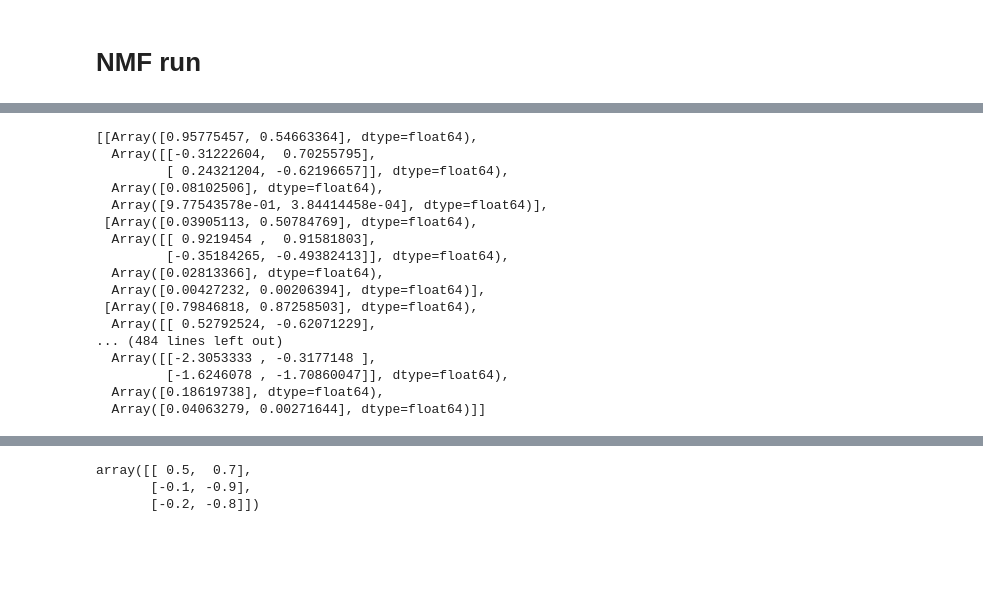
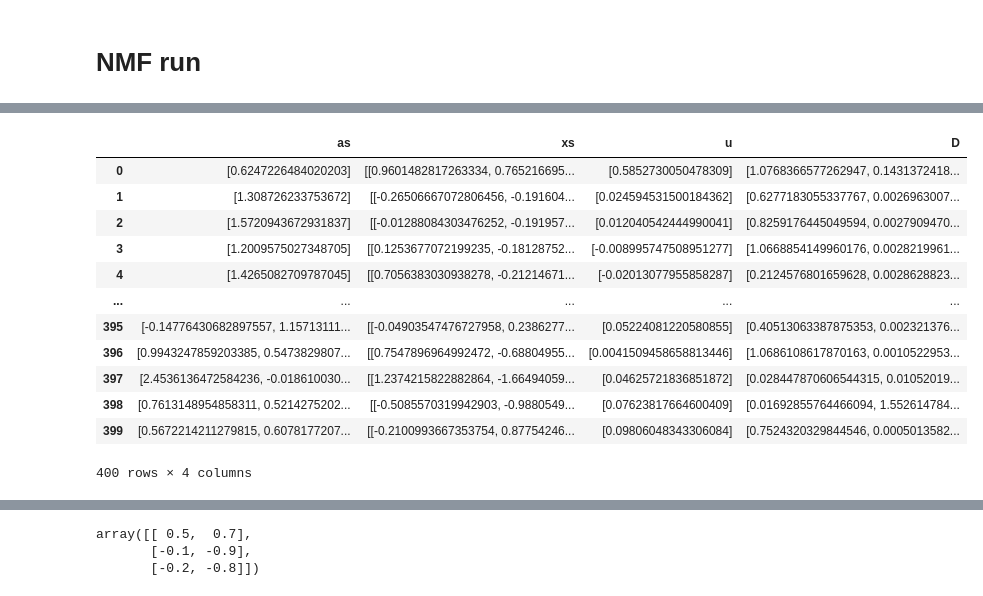
Before and after one commit to BoianAlexandrov/HNMF, a Jupyter notebook: pyHNMFk/2s4d_example.ipynb, the cells around one changed output, grey strips where cells are left out. Drawn from its saved outputs; the diff is of its cells as text; code cells hidden in the pictures; blank space fills up the shorter version.

```diff
--- a/pyHNMFk/2s4d_example.ipynb
+++ b/pyHNMFk/2s4d_example.ipynb
@@ -104,23 +104,3 @@ SIMULATIONS FOR 4 SOURCES TOOK 227.81741380691528 SECONDS
 Clustering  2
 Clustering  3
 Clustering  4
-# %%
-res[res['num_sources'] == 2]['sol'].to_list()
-# %% [output]
-[[Array([0.95775457, 0.54663364], dtype=float64),
-  Array([[-0.31222604,  0.70255795],
-         [ 0.24321204, -0.62196657]], dtype=float64),
-  Array([0.08102506], dtype=float64),
-  Array([9.77543578e-01, 3.84414458e-04], dtype=float64)],
- [Array([0.03905113, 0.50784769], dtype=float64),
-  Array([[ 0.9219454 ,  0.91581803],
-         [-0.35184265, -0.49382413]], dtype=float64),
-  Array([0.02813366], dtype=float64),
-  Array([0.00427232, 0.00206394], dtype=float64)],
- [Array([0.79846818, 0.87258503], dtype=float64),
-  Array([[ 0.52792524, -0.62071229],
-... (484 lines left out)
-  Array([[-2.3053333 , -0.3177148 ],
-         [-1.6246078 , -1.70860047]], dtype=float64),
-  Array([0.18619738], dtype=float64),
-  Array([0.04063279, 0.00271644], dtype=float64)]]
@@ -126,0 +116,18 @@ res[res['num_sources'] == 2]['sol'].to_list()
+# %%
+import jax.numpy as jnp
+qq = pd.read_csv('optimizer_solutions.csv')
+qq[['as', 'xs', 'u', 'D']].map(lambda x: jnp.array(eval(x)))
+# %% [output]
+|  | as | xs | u | D |
+| 0 | [0.6247226484020203] | [[0.9601482817263334, 0.765216695... | [0.5852730050478309] | [1.0768366577262947, 0.1431372418... |
+| 1 | [1.308726233753672] | [[-0.26506667072806456, -0.191604... | [0.024594531500184362] | [0.6277183055337767, 0.0026963007... |
+| 2 | [1.5720943672931837] | [[-0.01288084303476252, -0.191957... | [0.012040542444990041] | [0.8259176445049594, 0.0027909470... |
+| 3 | [1.2009575027348705] | [[0.1253677072199235, -0.18128752... | [-0.008995747508951277] | [1.0668854149960176, 0.0028219961... |
+| 4 | [1.4265082709787045] | [[0.7056383030938278, -0.21214671... | [-0.02013077955858287] | [0.2124576801659628, 0.0028628823... |
+| ... | ... | ... | ... | ... |
+| 395 | [-0.14776430682897557, 1.15713111... | [[-0.04903547476727958, 0.2386277... | [0.05224081220580855] | [0.40513063387875353, 0.002321376... |
+| 396 | [0.9943247859203385, 0.5473829807... | [[0.7547896964992472, -0.68804955... | [0.0041509458658813446] | [1.0686108617870163, 0.0010522953... |
+| 397 | [2.4536136472584236, -0.018610030... | [[1.2374215822882864, -1.66494059... | [0.04625721836851872] | [0.028447870606544315, 0.01052019... |
+| 398 | [0.7613148954858311, 0.5214275202... | [[-0.5085570319942903, -0.9880549... | [0.07623817664600409] | [0.01692855764466094, 1.552614784... |
+| 399 | [0.5672214211279815, 0.6078177207... | [[-0.2100993667353754, 0.87754246... | [0.09806048343306084] | [0.7524320329844546, 0.0005013582... |
+400 rows × 4 columns
```
Also changed, not shown: parts of 7 cells of this notebook, 6 other files.
